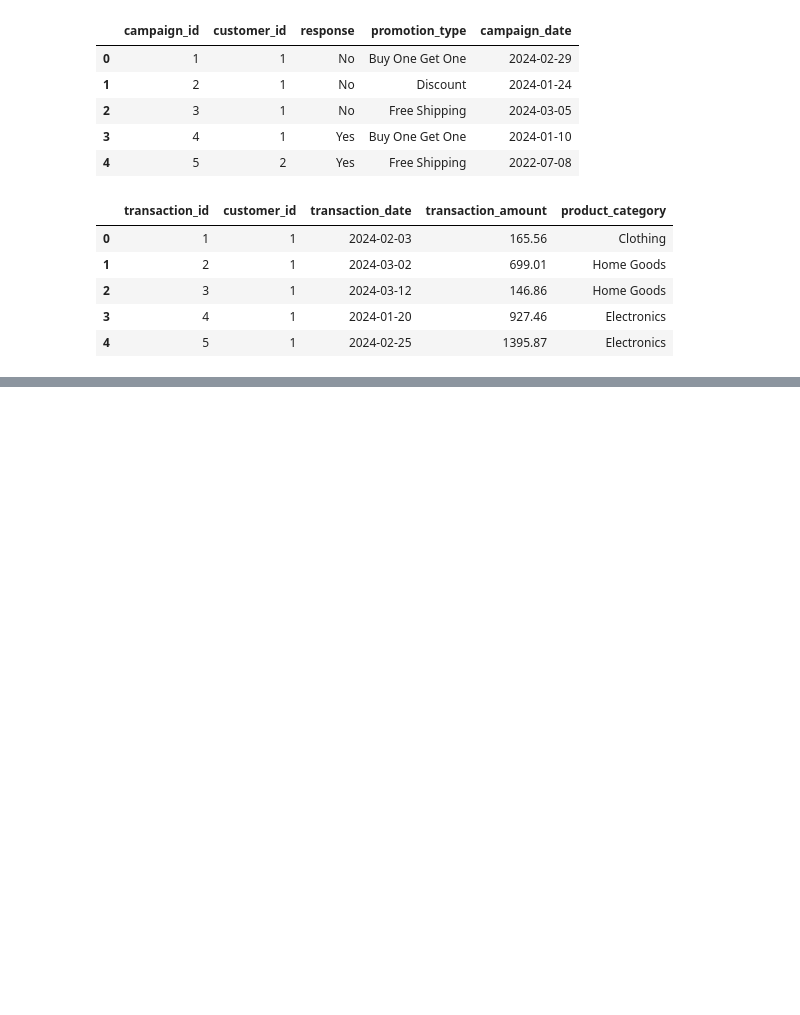
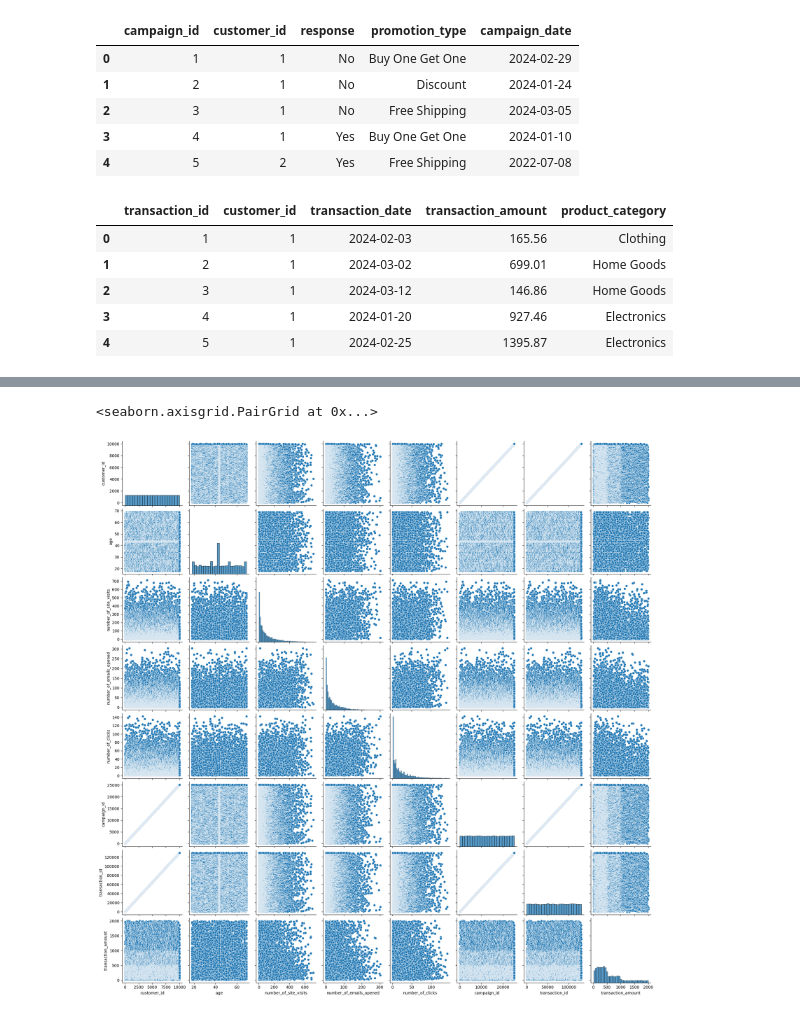
Before and after one commit to TaunyaT/data_science, a Jupyter notebook: Assignment2.ipynb, the cells around one changed output, grey strips where cells are left out. Cells and saved outputs as stored; diff of their text form; code cells hidden in the pictures; blank space fills up the shorter version.

```diff
--- a/Assignment2.ipynb
+++ b/Assignment2.ipynb
@@ -52,0 +70,7 @@ transactions_df.head()
+# %%
+# Merging the 4 data sets into 1
+df = Customer_df.merge(engagement_df, on='customer_id',how='outer')\
+                .merge(marketing_df, on='customer_id', how='outer')\
+                .merge(transactions_df, on='customer_id', how='outer')
+
+print(df)
@@ -52,0 +95,3 @@ transactions_df.head()
+# %%
+# Eliminate duplicates based on customer id
+df.drop_duplicates(subset='customer_id',keep='first', inplace=True)
@@ -52,0 +138,10 @@ transactions_df.head()
+# %%
+#  Fill null values with mean for age
+mean_age = df['age'].mean()
+df['age'] = df['age'].fillna(mean_age)
+# %%
+#  plotting data to look for relationships
+sns.pairplot(df)
+# %% [output]
+<seaborn.axisgrid.PairGrid at 0x...>
+[figure, added]
```
Also changed, not shown: parts of 9 cells of this notebook.
